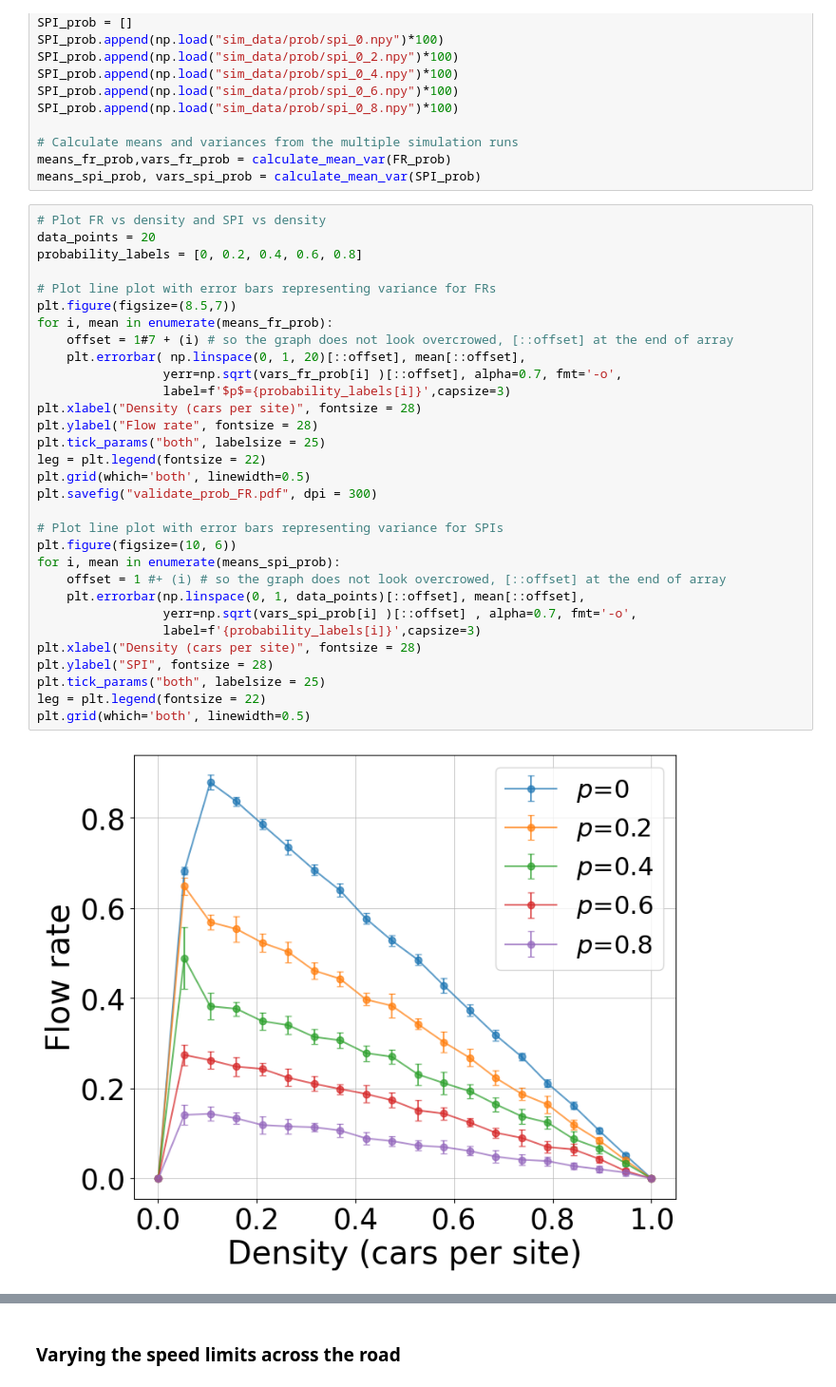
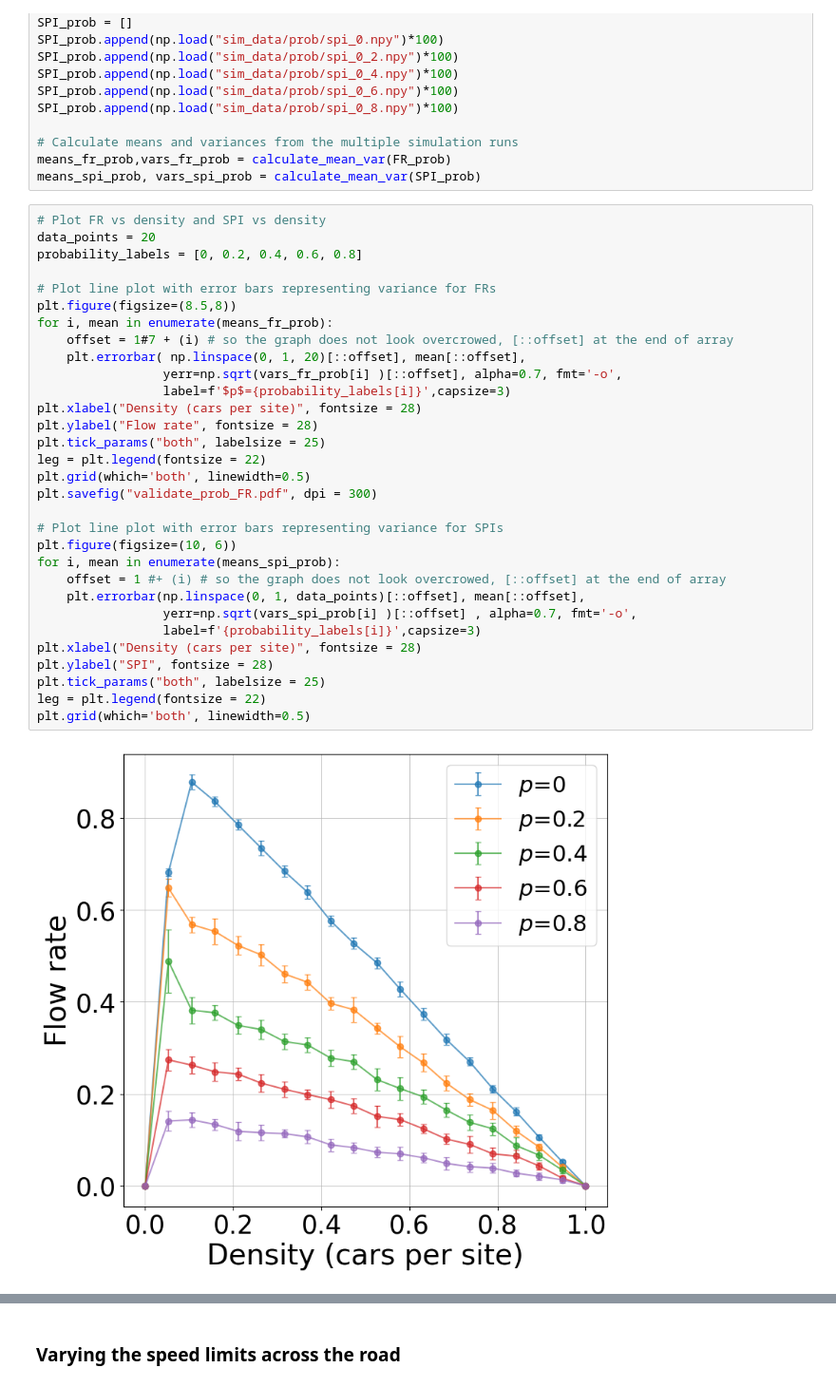
Before and after one commit to turtlesoul25/Traffic_SpeedControls_IM_Project2, a Jupyter notebook: Final_code/Traffic_Controls_IM_Project2.ipynb, the cells around one changed output, grey strips where cells are left out. Shown at 95% size. Drawn from its saved outputs; the diff is of its cells as text.

```diff
--- a/Final_code/Traffic_Controls_IM_Project2.ipynb
+++ b/Final_code/Traffic_Controls_IM_Project2.ipynb
@@ -388,35 +388,35 @@ means_spi_prob, vars_spi_prob = calculate_mean_var(SPI_prob)
 # Plot FR vs density and SPI vs density
 data_points = 20
 probability_labels = [0, 0.2, 0.4, 0.6, 0.8]
 
 # Plot line plot with error bars representing variance for FRs
-plt.figure(figsize=(8.5,7))
+plt.figure(figsize=(8.5,8))
 for i, mean in enumerate(means_fr_prob):
     offset = 1#7 + (i) # so the graph does not look overcrowed, [::offset] at the end of array
     plt.errorbar( np.linspace(0, 1, 20)[::offset], mean[::offset],
                  yerr=np.sqrt(vars_fr_prob[i] )[::offset], alpha=0.7, fmt='-o',
                  label=f'$p$={probability_labels[i]}',capsize=3)
 plt.xlabel("Density (cars per site)", fontsize = 28)
 plt.ylabel("Flow rate", fontsize = 28)
 plt.tick_params("both", labelsize = 25)
 leg = plt.legend(fontsize = 22)
 plt.grid(which='both', linewidth=0.5)
 plt.savefig("validate_prob_FR.pdf", dpi = 300)
 
 # Plot line plot with error bars representing variance for SPIs
 plt.figure(figsize=(10, 6))
 for i, mean in enumerate(means_spi_prob):
     offset = 1 #+ (i) # so the graph does not look overcrowed, [::offset] at the end of array
     plt.errorbar(np.linspace(0, 1, data_points)[::offset], mean[::offset],
                  yerr=np.sqrt(vars_spi_prob[i] )[::offset] , alpha=0.7, fmt='-o',
                  label=f'{probability_labels[i]}',capsize=3)
 plt.xlabel("Density (cars per site)", fontsize = 28)
 plt.ylabel("SPI", fontsize = 28)
 plt.tick_params("both", labelsize = 25)
 leg = plt.legend(fontsize = 22)
 plt.grid(which='both', linewidth=0.5)
 # %% [output]
-[figure, old version]
+[figure, new version]
 [figure]
 # %% [markdown]
 ### Varying the speed limits across the road
```
Also changed, not shown: 3 other files.
